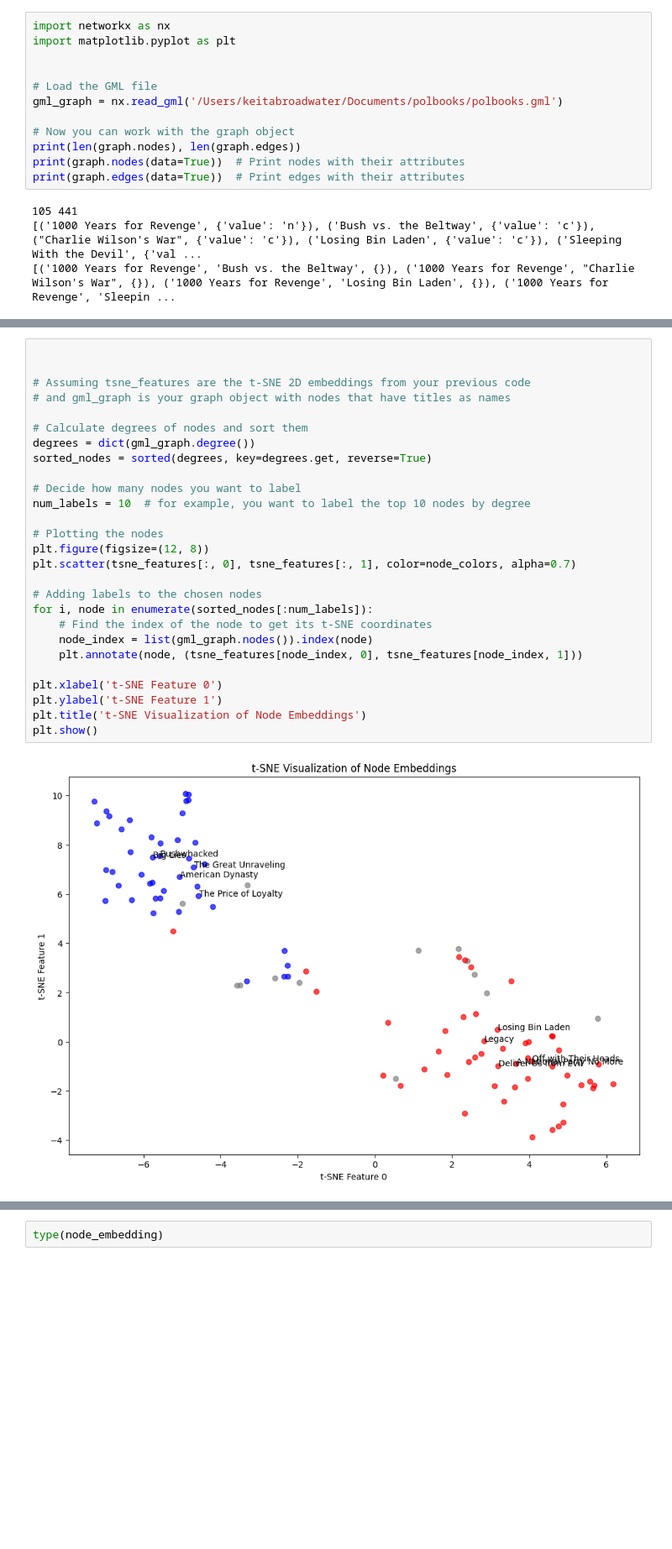
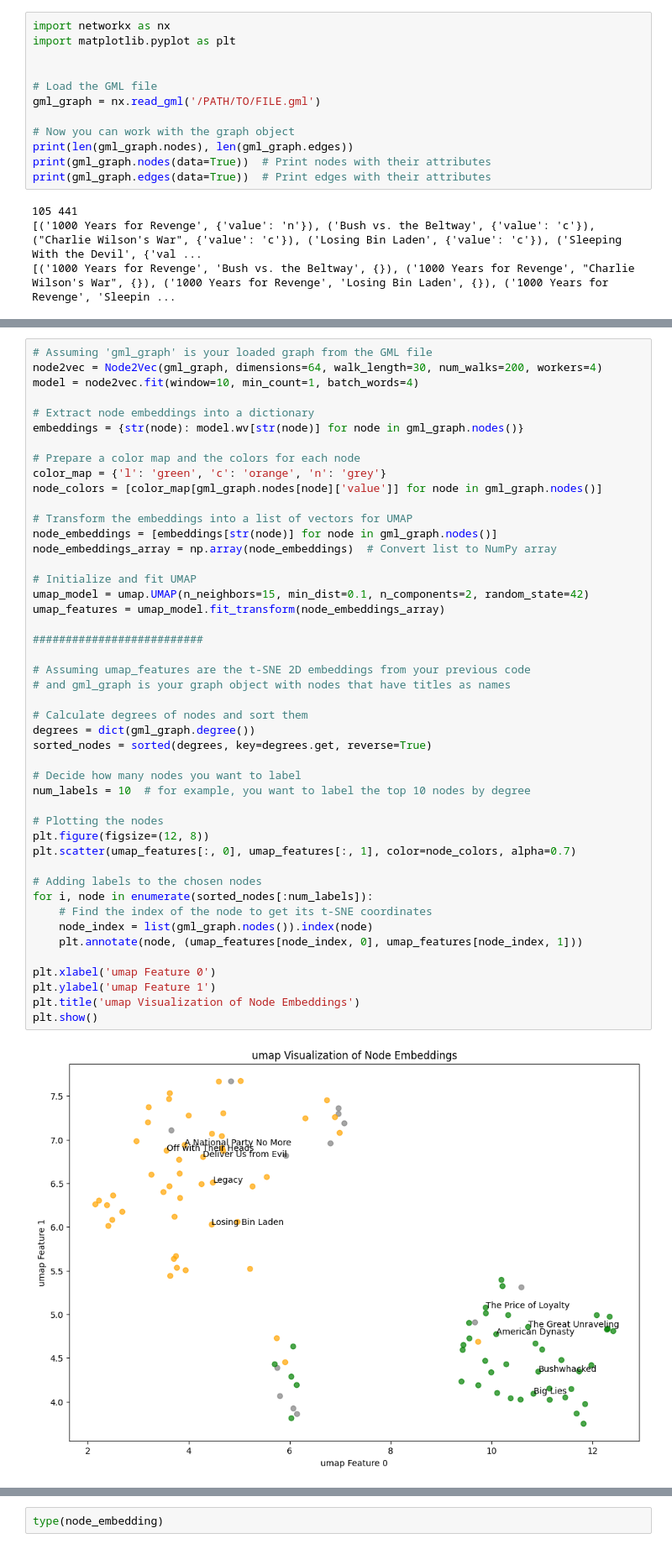
Before and after one commit to keitabroadwater/gnns_in_action, a Jupyter notebook: chapter_2/chp2 embeddings.ipynb, the cells around one changed output, grey strips where cells are left out. Shown at 84% size. Saved outputs shown, nothing was run; the diff lists cells and outputs as text; blank space fills up the shorter version.

```diff
--- a/chapter_2/chp2 embeddings.ipynb
+++ b/chapter_2/chp2 embeddings.ipynb
@@ -41,12 +26,12 @@ import matplotlib.pyplot as plt
 
 
 # Load the GML file
-gml_graph = nx.read_gml('/Users/keitabroadwater/Documents/polbooks/polbooks.gml')
+gml_graph = nx.read_gml('/PATH/TO/FILE.gml')
 
 # Now you can work with the graph object
-print(len(graph.nodes), len(graph.edges))
-print(graph.nodes(data=True))  # Print nodes with their attributes
-print(graph.edges(data=True))  # Print edges with their attributes
+print(len(gml_graph.nodes), len(gml_graph.edges))
+print(gml_graph.nodes(data=True))  # Print nodes with their attributes
+print(gml_graph.edges(data=True))  # Print edges with their attributes
 # %% [output]
 105 441
 [('1000 Years for Revenge', {'value': 'n'}), ('Bush vs. the Beltway', {'value': 'c'}), ("Charlie Wilson's War", {'value': 'c'}), ('Losing Bin Laden', {'value': 'c'}), ('Sleeping With the Devil', {'val ...
@@ -182,29 +231,48 @@ plt.show()
 # %%
+# Assuming 'gml_graph' is your loaded graph from the GML file
+node2vec = Node2Vec(gml_graph, dimensions=64, walk_length=30, num_walks=200, workers=4)
+model = node2vec.fit(window=10, min_count=1, batch_words=4)
 
+# Extract node embeddings into a dictionary
+embeddings = {str(node): model.wv[str(node)] for node in gml_graph.nodes()}
 
-# Assuming tsne_features are the t-SNE 2D embeddings from your previous code
+# Prepare a color map and the colors for each node
+color_map = {'l': 'green', 'c': 'orange', 'n': 'grey'}
+node_colors = [color_map[gml_graph.nodes[node]['value']] for node in gml_graph.nodes()]
+
+# Transform the embeddings into a list of vectors for UMAP
+node_embeddings = [embeddings[str(node)] for node in gml_graph.nodes()]
+node_embeddings_array = np.array(node_embeddings)  # Convert list to NumPy array
+
+# Initialize and fit UMAP
+umap_model = umap.UMAP(n_neighbors=15, min_dist=0.1, n_components=2, random_state=42)
+umap_features = umap_model.fit_transform(node_embeddings_array)
+
+##########################
+
+# Assuming umap_features are the t-SNE 2D embeddings from your previous code
 # and gml_graph is your graph object with nodes that have titles as names
 
 # Calculate degrees of nodes and sort them
 degrees = dict(gml_graph.degree())
 sorted_nodes = sorted(degrees, key=degrees.get, reverse=True)
 
 # Decide how many nodes you want to label
 num_labels = 10  # for example, you want to label the top 10 nodes by degree
 
 # Plotting the nodes
 plt.figure(figsize=(12, 8))
-plt.scatter(tsne_features[:, 0], tsne_features[:, 1], color=node_colors, alpha=0.7)
+plt.scatter(umap_features[:, 0], umap_features[:, 1], color=node_colors, alpha=0.7)
 
 # Adding labels to the chosen nodes
 for i, node in enumerate(sorted_nodes[:num_labels]):
     # Find the index of the node to get its t-SNE coordinates
     node_index = list(gml_graph.nodes()).index(node)
-    plt.annotate(node, (tsne_features[node_index, 0], tsne_features[node_index, 1]))
+    plt.annotate(node, (umap_features[node_index, 0], umap_features[node_index, 1]))
 
-plt.xlabel('t-SNE Feature 0')
-plt.ylabel('t-SNE Feature 1')
-plt.title('t-SNE Visualization of Node Embeddings')
+plt.xlabel('umap Feature 0')
+plt.ylabel('umap Feature 1')
+plt.title('umap Visualization of Node Embeddings')
 plt.show()
 # %% [output]
-[figure, old version]
+[figure, new version]
```
Also changed, not shown: parts of 55 cells of this notebook.
